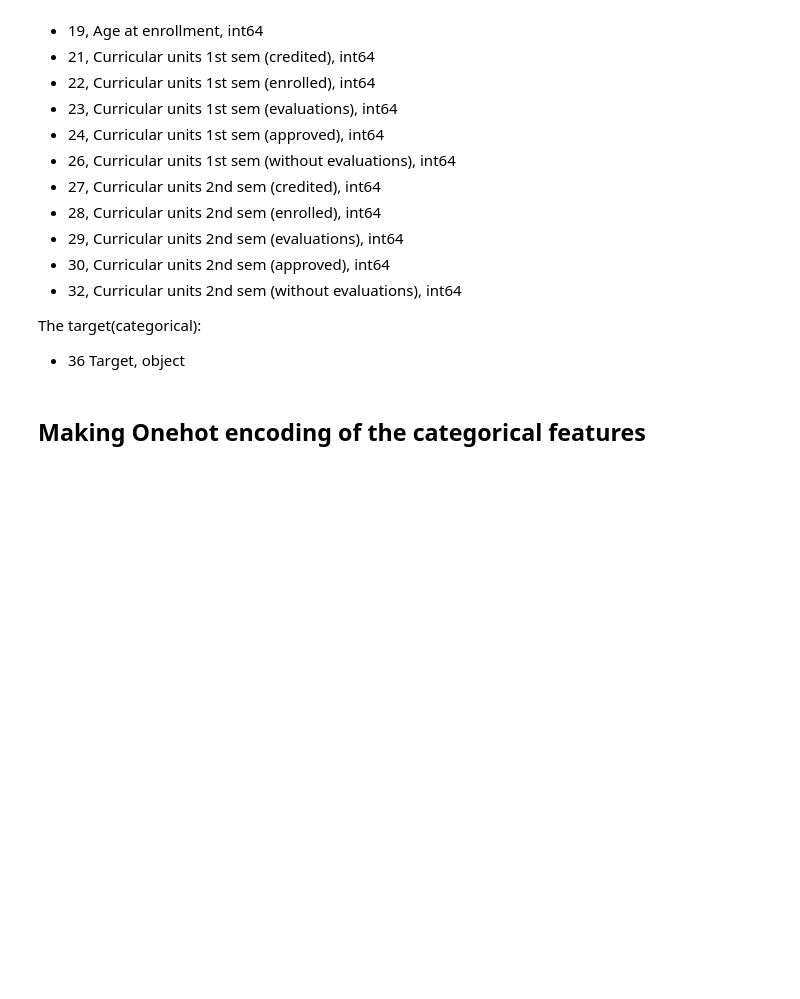
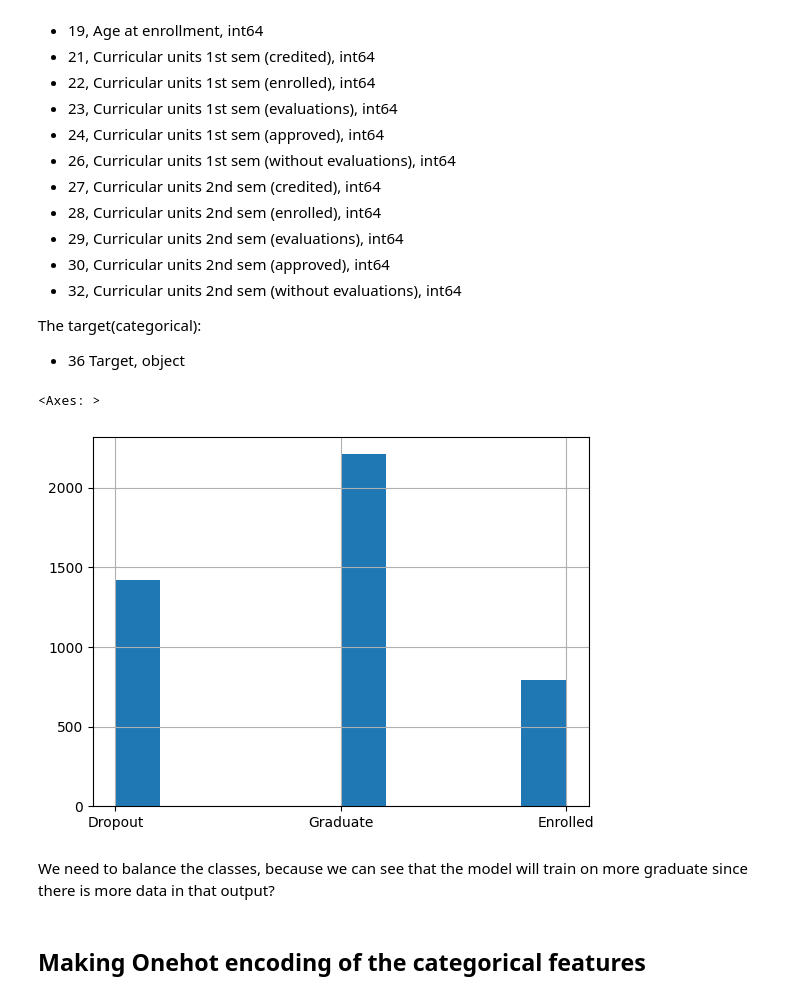
Before and after one commit to Wolff404/Supervised-learning-and-Neural-networks, a Jupyter notebook: Comparison_of_Student_performance_prediction.ipynb, the cells around one changed output. Drawn from its saved outputs; the diff is of its cells as text; code cells hidden in the pictures; blank space fills up the shorter version.

```diff
--- a/Comparison_of_Student_performance_prediction.ipynb
+++ b/Comparison_of_Student_performance_prediction.ipynb
@@ -190,3 +193,10 @@ target = "Target"
 dataset_categorical = dataset[categorical_features]
 dataset_numerical = dataset[numerical_features]
 dataset_target = dataset[target]
+# %%
+dataset_target.hist()
+# %% [output]
+<Axes: >
+[figure, added]
+# %% [markdown]
+We need to balance the classes, because we can see that the model will train on more graduate since there is more data in that output?
```
Also changed, not shown: parts of 13 cells of this notebook.
